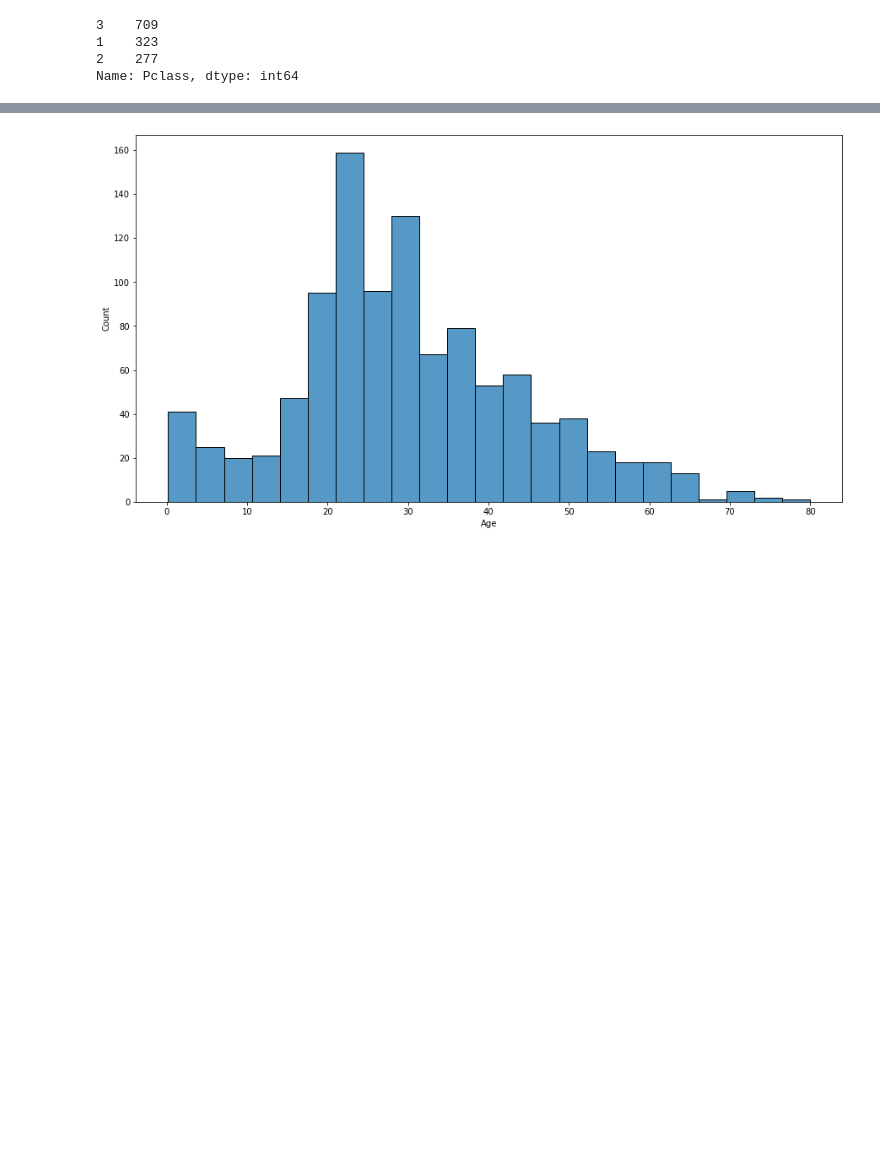
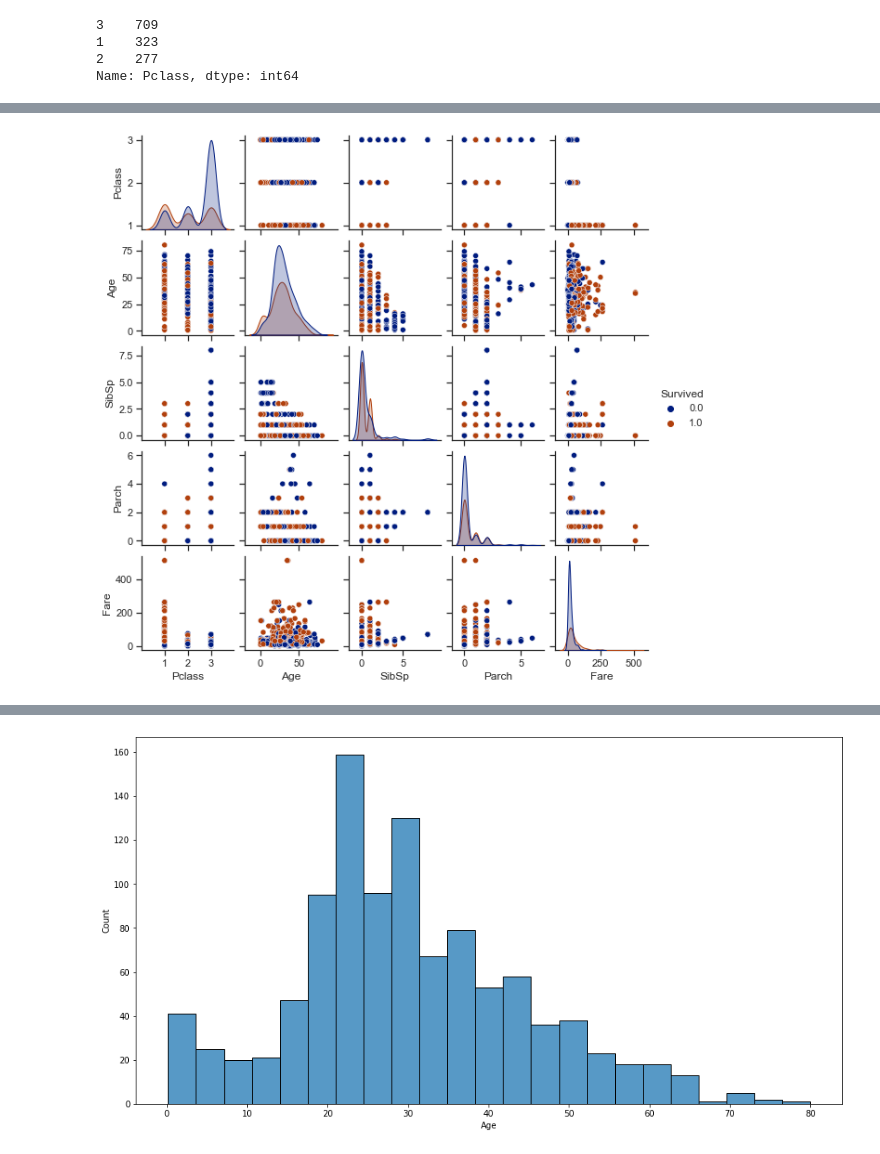
Before and after one commit to bouhamidi/Projet_fdd, a Jupyter notebook: Untitled.ipynb, the cells around one changed output, grey strips where cells are left out. Cells and saved outputs as stored; diff of their text form; code cells hidden in the pictures; blank space fills up the shorter version.

```diff
--- a/Untitled.ipynb
+++ b/Untitled.ipynb
@@ -106,0 +135,9 @@ Name: Pclass, dtype: int64
+# %%
+
+
+sns.set(style='ticks', color_codes=True)
+g = sns.pairplot(merged_df, hue='Survived', palette='dark',height=1.7)
+plt.savefig('pairplot.jpg')
+plt.show();
+# %% [output]
+[figure, added]
```
Also changed, not shown: parts of 21 cells of this notebook, 17 other files.
